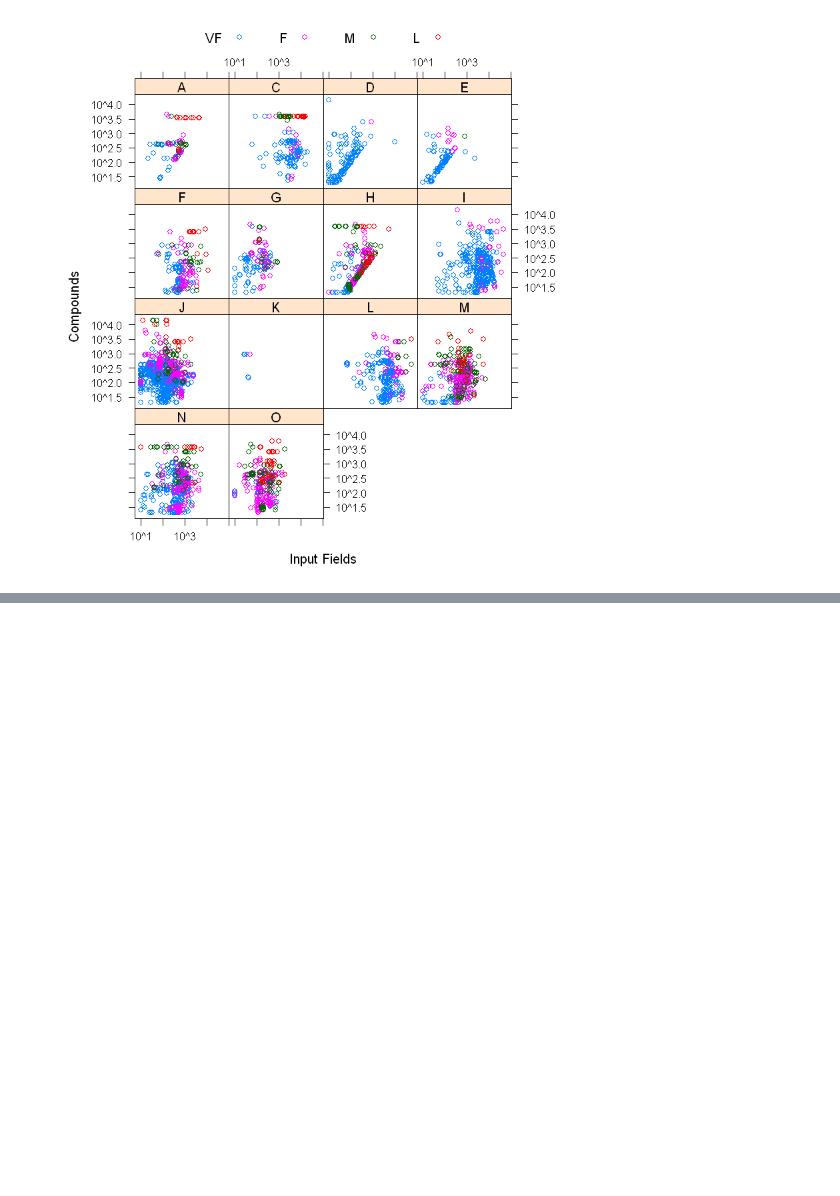
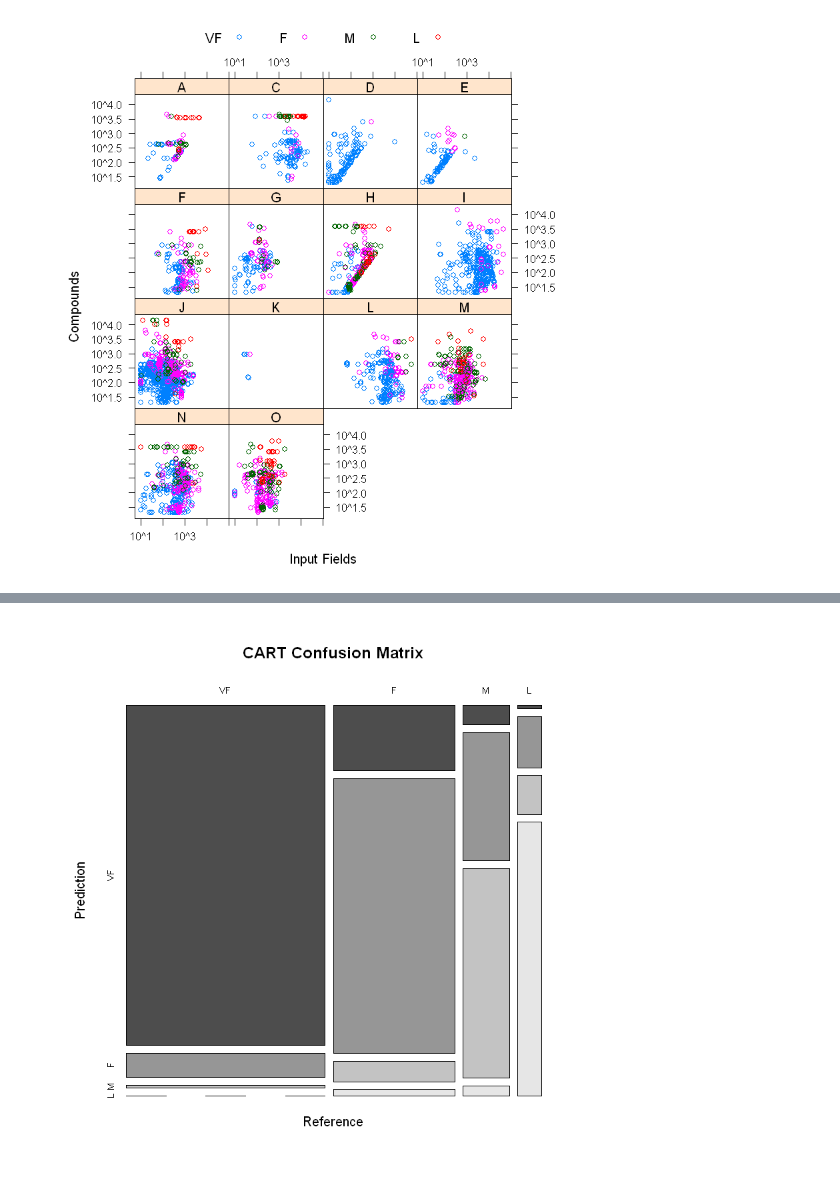
Before and after one commit to Randallzoeng/BookClub, a Jupyter notebook: AppliedPredictiveModeling/Case Study Job Scheduling.ipynb, the cells around one changed output, grey strips where cells are left out. Cells and saved outputs as stored; diff of their text form; code cells hidden in the pictures; blank space fills up the shorter version.

```diff
--- a/AppliedPredictiveModeling/Case Study Job Scheduling.ipynb
+++ b/AppliedPredictiveModeling/Case Study Job Scheduling.ipynb
@@ -76,0 +145,32 @@ xyplot(Compounds ~ InputFields|Protocol,
+# %%
+### Create a cost function
+cost <- function(pred, obs)
+{
+  isNA <- is.na(pred)
+  if(!all(isNA))
+  {
+    pred <- pred[!isNA]
+    obs <- obs[!isNA]
+
+    cost <- ifelse(pred == obs, 0, 1)
+    if(any(pred == "VF" & obs == "L")) cost[pred == "L" & obs == "VF"] <- 10
+    if(any(pred == "F" & obs == "L")) cost[pred == "F" & obs == "L"] <- 5
+    if(any(pred == "F" & obs == "M")) cost[pred == "F" & obs == "M"] <- 5
+    if(any(pred == "VF" & obs == "M")) cost[pred == "VF" & obs == "M"] <- 5
+    out <- mean(cost)
+  } else out <- NA
+  out
+}
+
+### Make a summary function that can be used with caret's train() function
+costSummary <- function (data, lev = NULL, model = NULL)
+{
+  if (is.character(data$obs))  data$obs <- factor(data$obs, levels = lev)
+  c(postResample(data[, "pred"], data[, "obs"]),
+    Cost = cost(data[, "pred"], data[, "obs"]))
+}
+
+### Create a control object for the models
+ctrl <- trainControl(method = "repeatedcv",
+                     repeats = 5,
+                     summaryFunction = costSummary)
@@ -76,0 +185,6 @@ xyplot(Compounds ~ InputFields|Protocol,
+# %%
+set.seed(857)
+fit_cart <- train(x=trn[,predictors],
+                 y=trn$Class,method="rpart",metric="Cost",maximize=F,
+                 tuneLength=20,trControl=ctrl)
+fit_cart
@@ -76,0 +209,7 @@ xyplot(Compounds ~ InputFields|Protocol,
+# %%
+# str(confusionMatrix(reference = trn$Class,data = predict(fit_cart,trn[,predictors])))
+cm_cart <- confusionMatrix(reference = trn$Class,data = predict(fit_cart,trn[,predictors]))
+# %%
+mosaicplot(t(cm_cart$table),color = T,main="CART Confusion Matrix")
+# %% [output]
+[figure, added]
```
Also changed, not shown: parts of 13 cells of this notebook.
